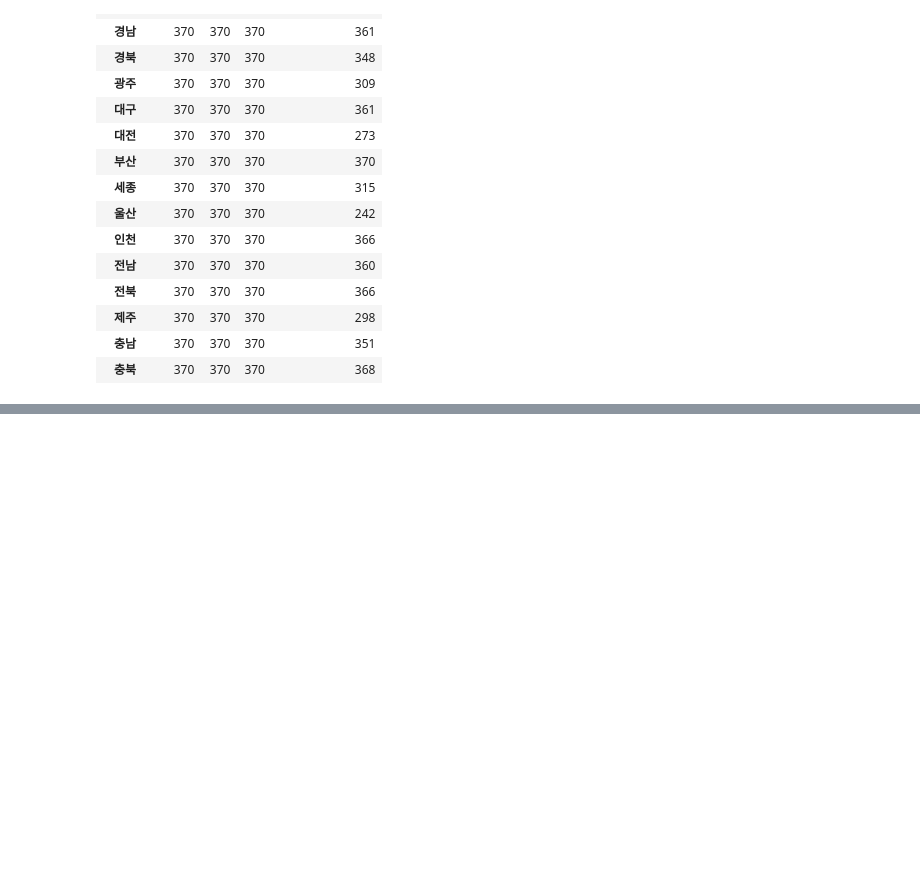
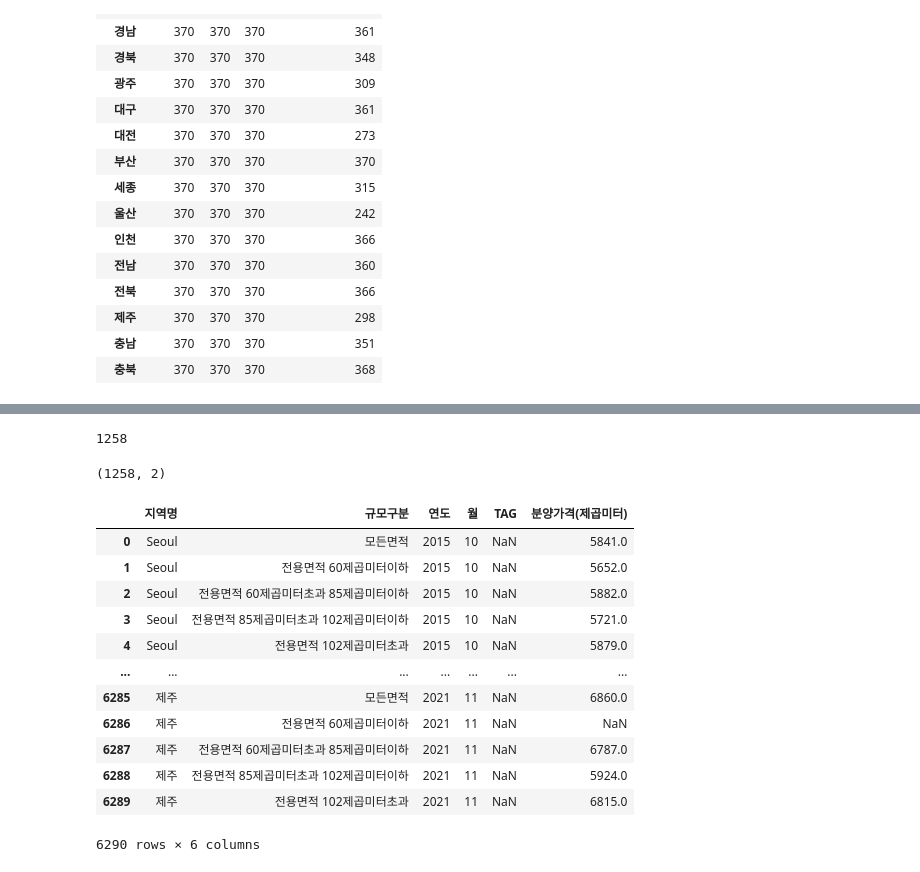
Before and after one commit to ctak/python-notebook, a Jupyter notebook: Notebook/20220220.Pandas_활용/Pandas_활용.ipynb, the cells around one changed output, grey strips where cells are left out. Drawn from its saved outputs; the diff is of its cells as text; code cells hidden in the pictures; blank space fills up the shorter version.

Commit message:
df.reindex(columns=my_list) 해보기

```diff
--- a/Notebook/20220220.Pandas_활용/Pandas_활용.ipynb
+++ b/Notebook/20220220.Pandas_활용/Pandas_활용.ipynb
@@ -373,0 +394,30 @@ df.groupby('지역명').count()
+# %%
+len(df_cnt)
+# %% [output]
+1258
+# %%
+df_cnt.shape
+# %% [output]
+(1258, 2)
+# %%
+# https://teddylee777.github.io/pandas/10minutes-to-pandas-%EB%B6%80%EB%8F%99%EC%82%B0%EC%8B%A4%EC%A0%9C%EB%8D%B0%EC%9D%B4%ED%84%B0-%ED%99%9C%EC%9A%A9%ED%95%98%EA%B8%B0
+# reindex
+# 일단 list 를 만들자.
+cols = df.columns.to_list()
+cols.insert(4, 'TAG')
+df3 = df.reindex(columns = cols)
+df3
+# %% [output]
+|  | 지역명 | 규모구분 | 연도 | 월 | TAG | 분양가격(제곱미터) |
+| 0 | Seoul | 모든면적 | 2015 | 10 | NaN | 5841.0 |
+| 1 | Seoul | 전용면적 60제곱미터이하 | 2015 | 10 | NaN | 5652.0 |
+| 2 | Seoul | 전용면적 60제곱미터초과 85제곱미터이하 | 2015 | 10 | NaN | 5882.0 |
+| 3 | Seoul | 전용면적 85제곱미터초과 102제곱미터이하 | 2015 | 10 | NaN | 5721.0 |
+| 4 | Seoul | 전용면적 102제곱미터초과 | 2015 | 10 | NaN | 5879.0 |
+| ... | ... | ... | ... | ... | ... | ... |
+| 6285 | 제주 | 모든면적 | 2021 | 11 | NaN | 6860.0 |
+| 6286 | 제주 | 전용면적 60제곱미터이하 | 2021 | 11 | NaN | NaN |
+| 6287 | 제주 | 전용면적 60제곱미터초과 85제곱미터이하 | 2021 | 11 | NaN | 6787.0 |
+| 6288 | 제주 | 전용면적 85제곱미터초과 102제곱미터이하 | 2021 | 11 | NaN | 5924.0 |
+| 6289 | 제주 | 전용면적 102제곱미터초과 | 2021 | 11 | NaN | 6815.0 |
+6290 rows × 6 columns
```
Also changed, not shown: parts of 3 cells of this notebook, 2 other files.
